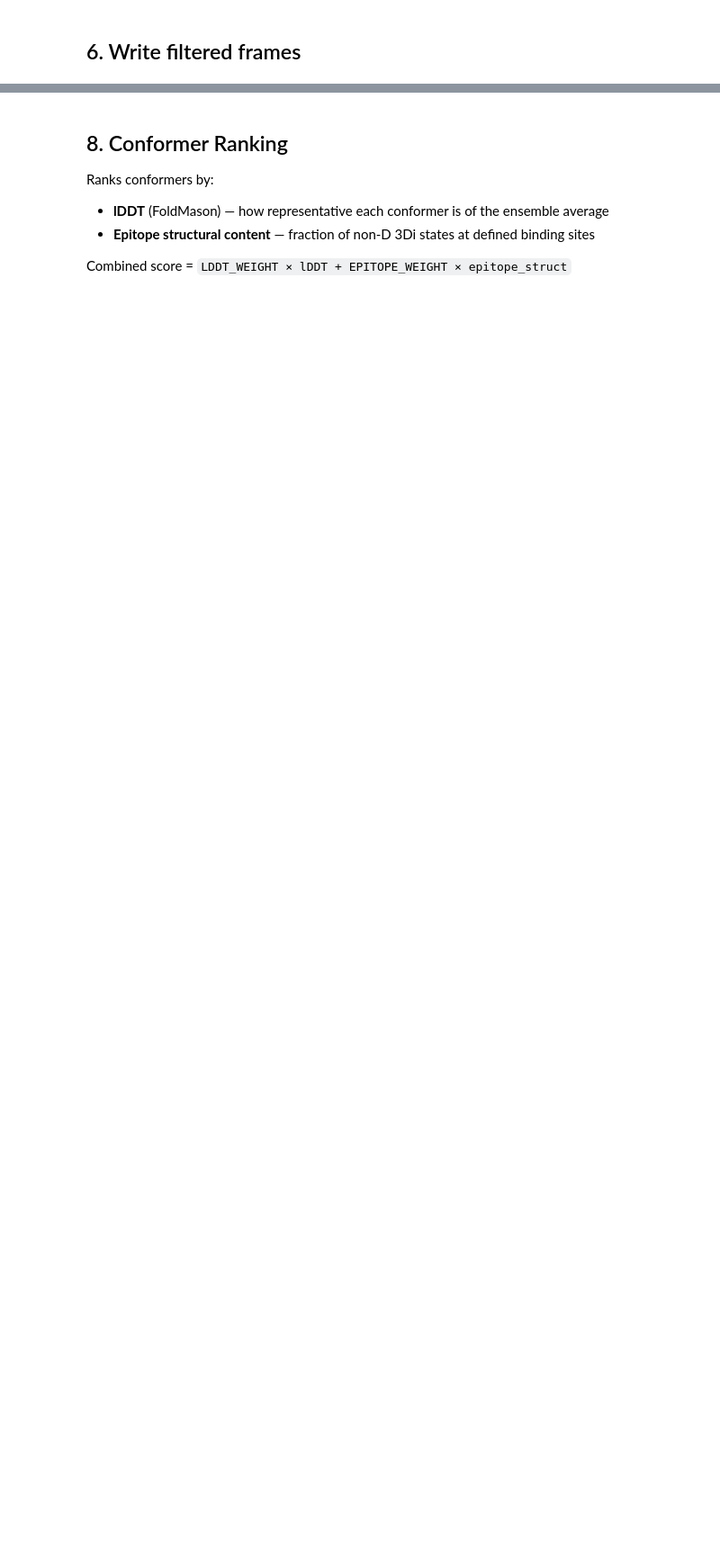
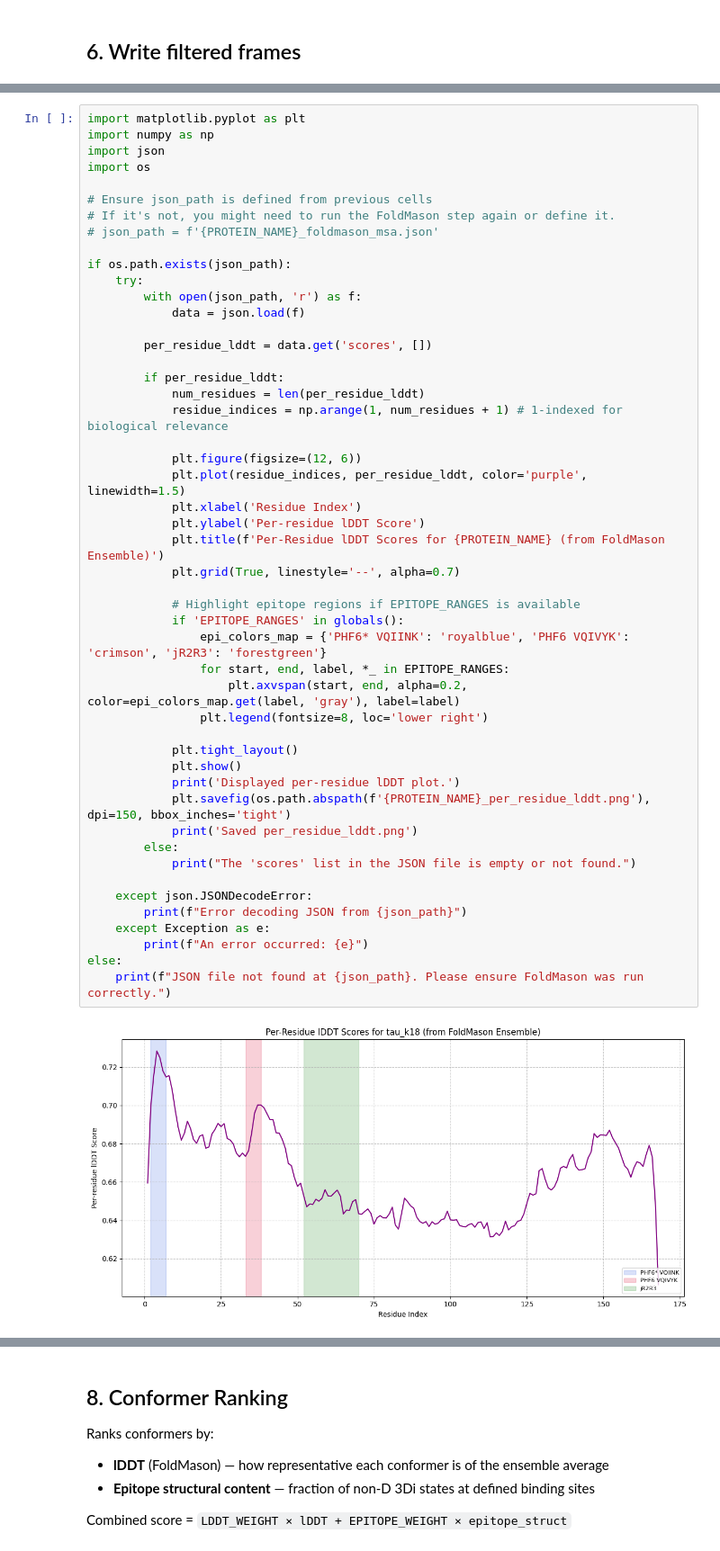
Before and after one commit to JorgeCarmona323/CHEM_280_Final_Project, a Jupyter notebook: colab/NB01_ConformerEnsemble/01_TauK18_Conformer_Ensemble_Pipeline.ipynb, the cells around one changed output, grey strips where cells are left out. Shown at 90% size. Saved outputs shown, nothing was run; the diff lists cells and outputs as text; blank space fills up the shorter version.

```diff
--- a/colab/NB01_ConformerEnsemble/01_TauK18_Conformer_Ensemble_Pipeline.ipynb
+++ b/colab/NB01_ConformerEnsemble/01_TauK18_Conformer_Ensemble_Pipeline.ipynb
@@ -414,0 +520,51 @@ else:
+# %%
+import matplotlib.pyplot as plt
+import numpy as np
+import json
+import os
+
+# Ensure json_path is defined from previous cells
+# If it's not, you might need to run the FoldMason step again or define it.
+# json_path = f'{PROTEIN_NAME}_foldmason_msa.json'
+
+if os.path.exists(json_path):
+    try:
+        with open(json_path, 'r') as f:
+            data = json.load(f)
+
+        per_residue_lddt = data.get('scores', [])
+
+        if per_residue_lddt:
+            num_residues = len(per_residue_lddt)
+            residue_indices = np.arange(1, num_residues + 1) # 1-indexed for biological relevance
+
+            plt.figure(figsize=(12, 6))
+            plt.plot(residue_indices, per_residue_lddt, color='purple', linewidth=1.5)
+            plt.xlabel('Residue Index')
+            plt.ylabel('Per-residue lDDT Score')
+            plt.title(f'Per-Residue lDDT Scores for {PROTEIN_NAME} (from FoldMason Ensemble)')
+            plt.grid(True, linestyle='--', alpha=0.7)
+
+            # Highlight epitope regions if EPITOPE_RANGES is available
+            if 'EPITOPE_RANGES' in globals():
+                epi_colors_map = {'PHF6* VQIINK': 'royalblue', 'PHF6 VQIVYK': 'crimson', 'jR2R3': 'forestgreen'}
+                for start, end, label, *_ in EPITOPE_RANGES:
+                    plt.axvspan(start, end, alpha=0.2, color=epi_colors_map.get(label, 'gray'), label=label)
+                plt.legend(fontsize=8, loc='lower right')
+
+            plt.tight_layout()
+            plt.show()
+            print('Displayed per-residue lDDT plot.')
+            plt.savefig(os.path.abspath(f'{PROTEIN_NAME}_per_residue_lddt.png'), dpi=150, bbox_inches='tight')
+            print('Saved per_residue_lddt.png')
+        else:
+            print("The 'scores' list in the JSON file is empty or not found.")
+
+    except json.JSONDecodeError:
+        print(f"Error decoding JSON from {json_path}")
+    except Exception as e:
+        print(f"An error occurred: {e}")
+else:
+    print(f"JSON file not found at {json_path}. Please ensure FoldMason was run correctly.")
+# %% [output]
+[figure, added]
```
Also changed, not shown: parts of 22 cells of this notebook.
